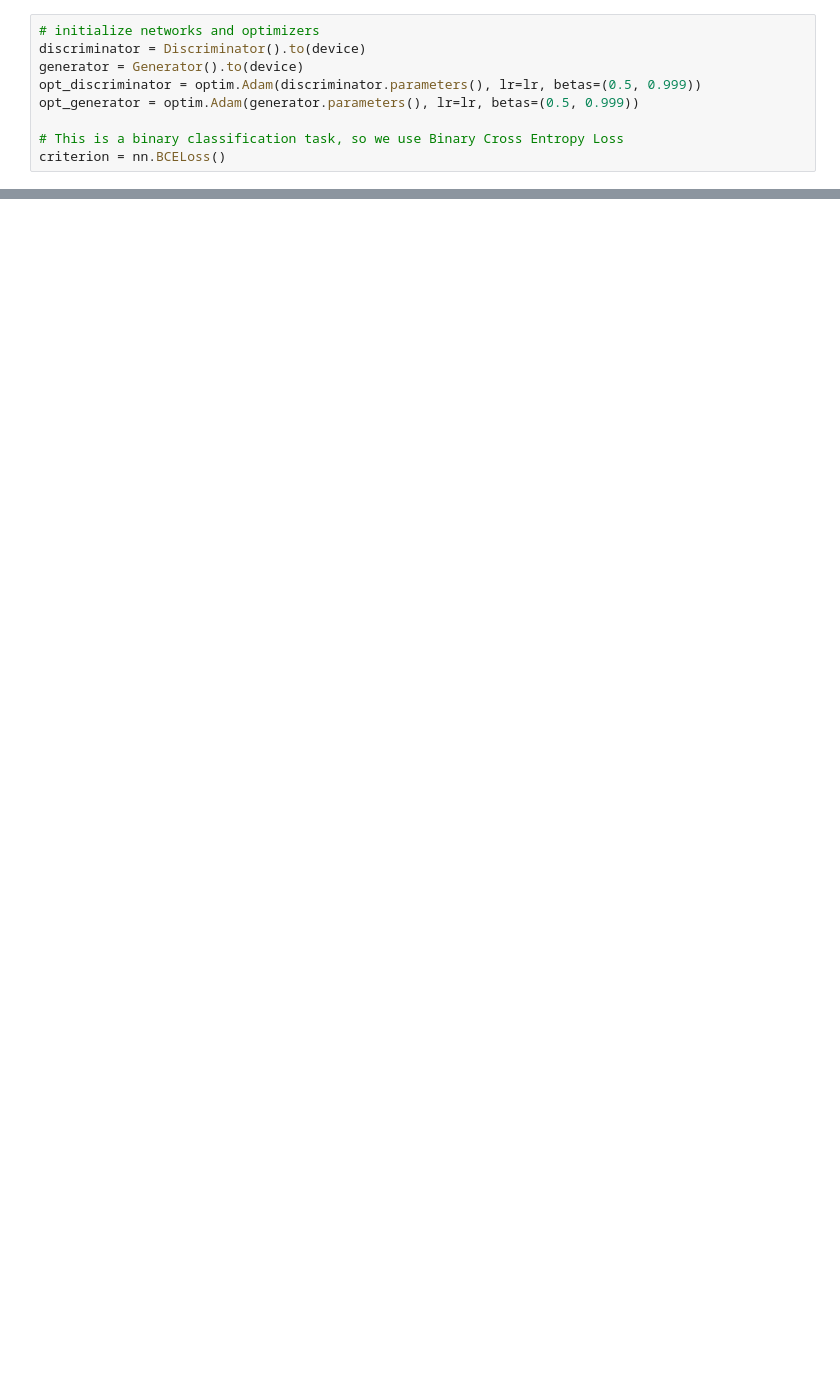
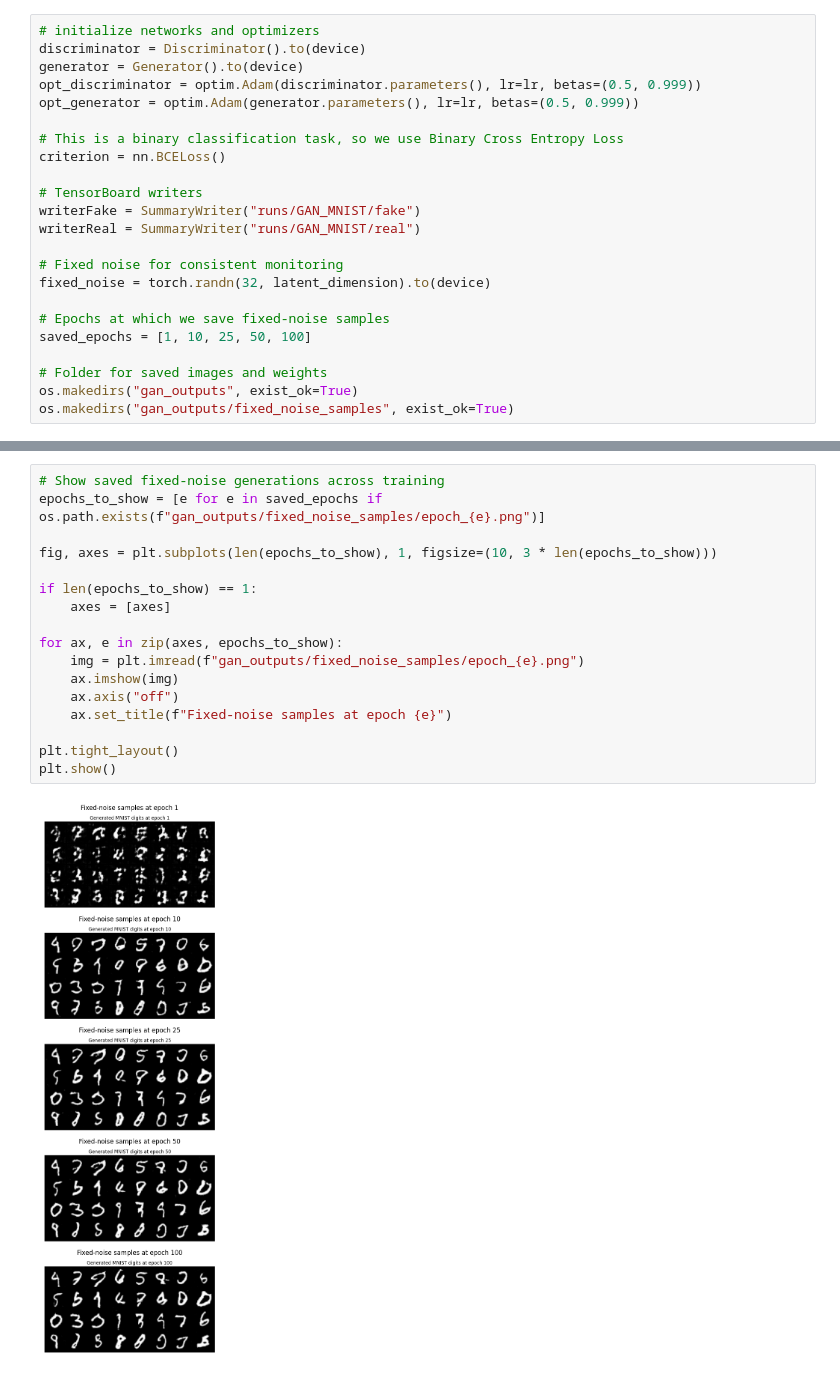
Before and after one commit to LukasStrandberg/advanced-deep-learning-physics-engineering, a Jupyter notebook: assigmnets/A5_GAN_MNIST.ipynb, the cells around one changed output, grey strips where cells are left out. Drawn from its saved outputs; the diff is of its cells as text; blank space fills up the shorter version.

```diff
--- a/assigmnets/A5_GAN_MNIST.ipynb
+++ b/assigmnets/A5_GAN_MNIST.ipynb
@@ -95,6 +123,20 @@ opt_generator = optim.Adam(generator.parameters(), lr=lr, betas=(0.5, 0.999))
 
 # This is a binary classification task, so we use Binary Cross Entropy Loss
 criterion = nn.BCELoss()
+
+# TensorBoard writers
+writerFake = SummaryWriter("runs/GAN_MNIST/fake")
+writerReal = SummaryWriter("runs/GAN_MNIST/real")
+
+# Fixed noise for consistent monitoring
+fixed_noise = torch.randn(32, latent_dimension).to(device)
+
+# Epochs at which we save fixed-noise samples
+saved_epochs = [1, 10, 25, 50, 100]
+
+# Folder for saved images and weights
+os.makedirs("gan_outputs", exist_ok=True)
+os.makedirs("gan_outputs/fixed_noise_samples", exist_ok=True)
 # %%
 # Training Loop
 step = 0
@@ -169,0 +275,19 @@ for epoch in range(numEpochs):
+# %%
+# Show saved fixed-noise generations across training
+epochs_to_show = [e for e in saved_epochs if os.path.exists(f"gan_outputs/fixed_noise_samples/epoch_{e}.png")]
+
+fig, axes = plt.subplots(len(epochs_to_show), 1, figsize=(10, 3 * len(epochs_to_show)))
+
+if len(epochs_to_show) == 1:
+    axes = [axes]
+
+for ax, e in zip(axes, epochs_to_show):
+    img = plt.imread(f"gan_outputs/fixed_noise_samples/epoch_{e}.png")
+    ax.imshow(img)
+    ax.axis("off")
+    ax.set_title(f"Fixed-noise samples at epoch {e}")
+
+plt.tight_layout()
+plt.show()
+# %% [output]
+[figure, added]
```
Also changed, not shown: parts of 8 cells of this notebook, 5 other files.
